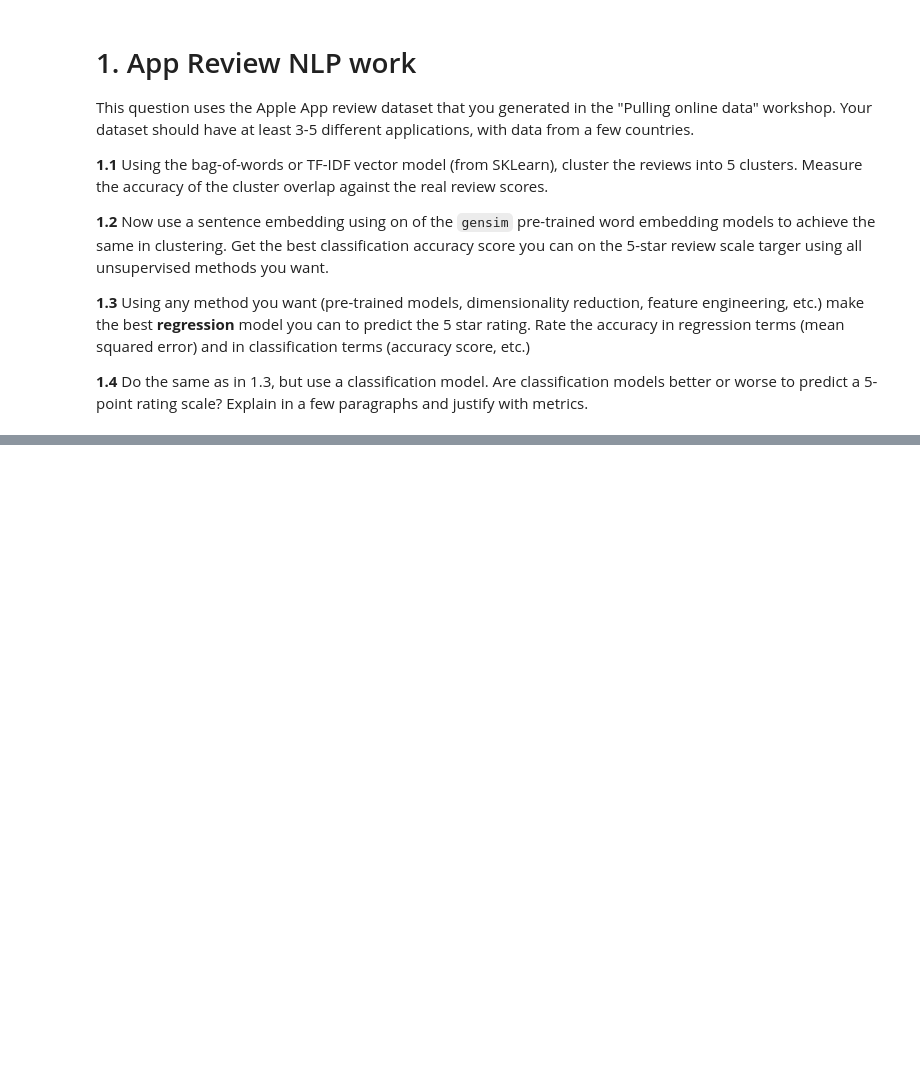
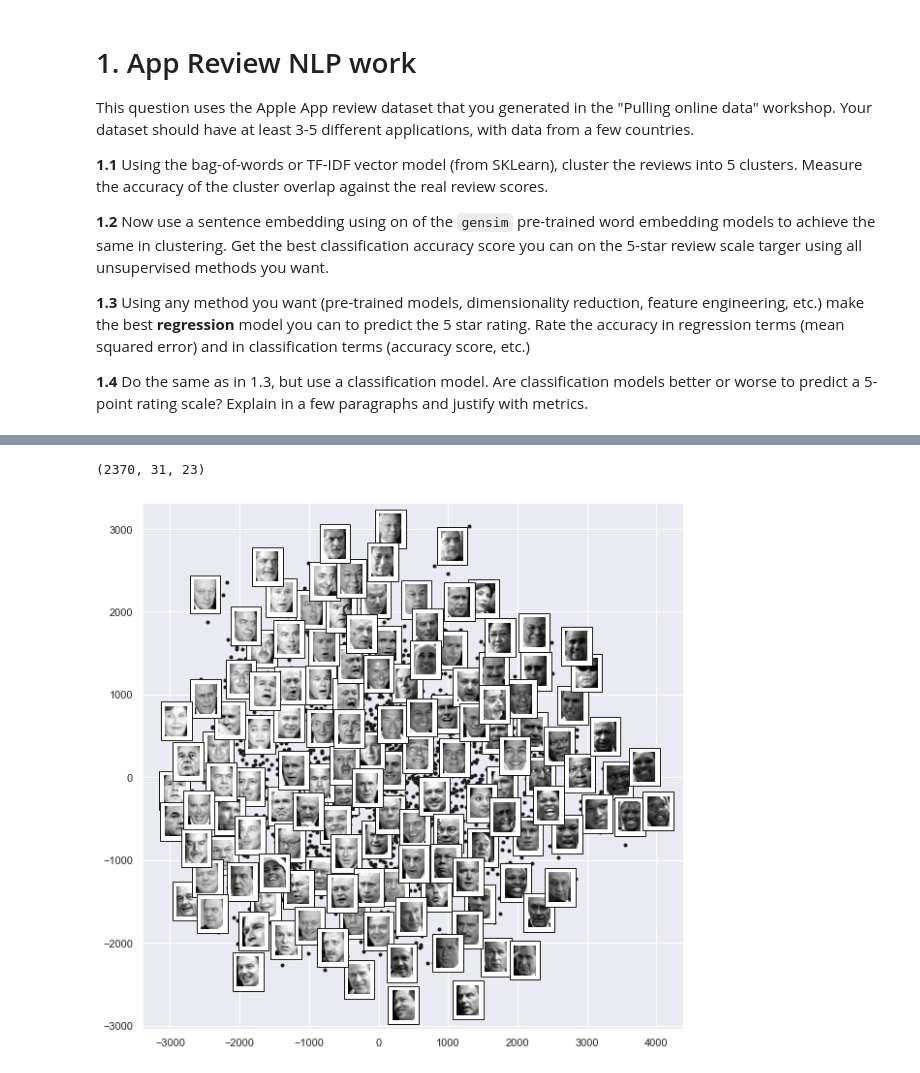
Before and after one commit to mendelevium/4-7-nlp, a Jupyter notebook: workshop.ipynb, the cells around one changed output, grey strips where cells are left out. Saved outputs shown, nothing was run; the diff lists cells and outputs as text; code cells hidden in the pictures; blank space fills up the shorter version.

```diff
--- a/workshop.ipynb
+++ b/workshop.ipynb
@@ -12,0 +167,11 @@ This question uses the Apple App review dataset that you generated in the "Pulli
+# %%
+# correct prediction labeling
+y_pred_2 = labels_2.copy()
+for i in range(1,6):
+    y_pred_2[labels_2 == i] = mode(dx.rating[labels_2 == i])
+
+# classification metrics
+y = dx['rating']
+print(metrics.confusion_matrix(y, y_pred_2))
+print(metrics.classification_report(y, y_pred_2))
+print("OLS R^2: ", metrics.r2_score(y, y_pred_2))
@@ -29,3 +266,45 @@ Use dimensionality reduction so that the darkness of the image is sorted in the
 ![](isofaces.png)
 
 Then produce a picture similar to this one with your result
+# %%
+from sklearn.datasets import fetch_lfw_people
+faces = fetch_lfw_people(min_faces_per_person=30, resize=0.25, color=False)
+
+data = faces.data
+#target = faces.target
+images = faces.images
+print(images.shape)
+# %% [output]
+(2370, 31, 23)
+# %%
+
+from sklearn.manifold import Isomap
+from matplotlib import offsetbox
+#import umap
+
+def plot_components(data, model, images=None, ax=None,
+                    thumb_frac=0.05, cmap='gray'):
+    ax = ax or plt.gca()
+
+    proj = model.fit_transform(data)
+    ax.plot(proj[:, 0], proj[:, 1], '.k')
+
+    if images is not None:
+        min_dist_2 = (thumb_frac * max(proj.max(0) - proj.min(0))) ** 2
+        shown_images = np.array([2 * proj.max(0)])
+        for i in range(data.shape[0]):
+            dist = np.sum((proj[i] - shown_images) ** 2, 1)
+            if np.min(dist) < min_dist_2:
+                # don't show points that are too close
+                continue
+            shown_images = np.vstack([shown_images, proj[i]])
+            imagebox = offsetbox.AnnotationBbox(
+                offsetbox.OffsetImage(images[i], cmap=cmap),proj[i])
+            ax.add_artist(imagebox)
+
+fig, ax = plt.subplots(figsize=(10, 10))
+#model = umap.UMAP(n_neighbors=4, n_components=2, random_state=92)
+model = Isomap(n_components=2)
+plot_components(data, model, images=images, ax=ax, thumb_frac=0.05)
+# %% [output]
+[figure, added]
```
Also changed, not shown: parts of 15 cells of this notebook, 1 other file.
